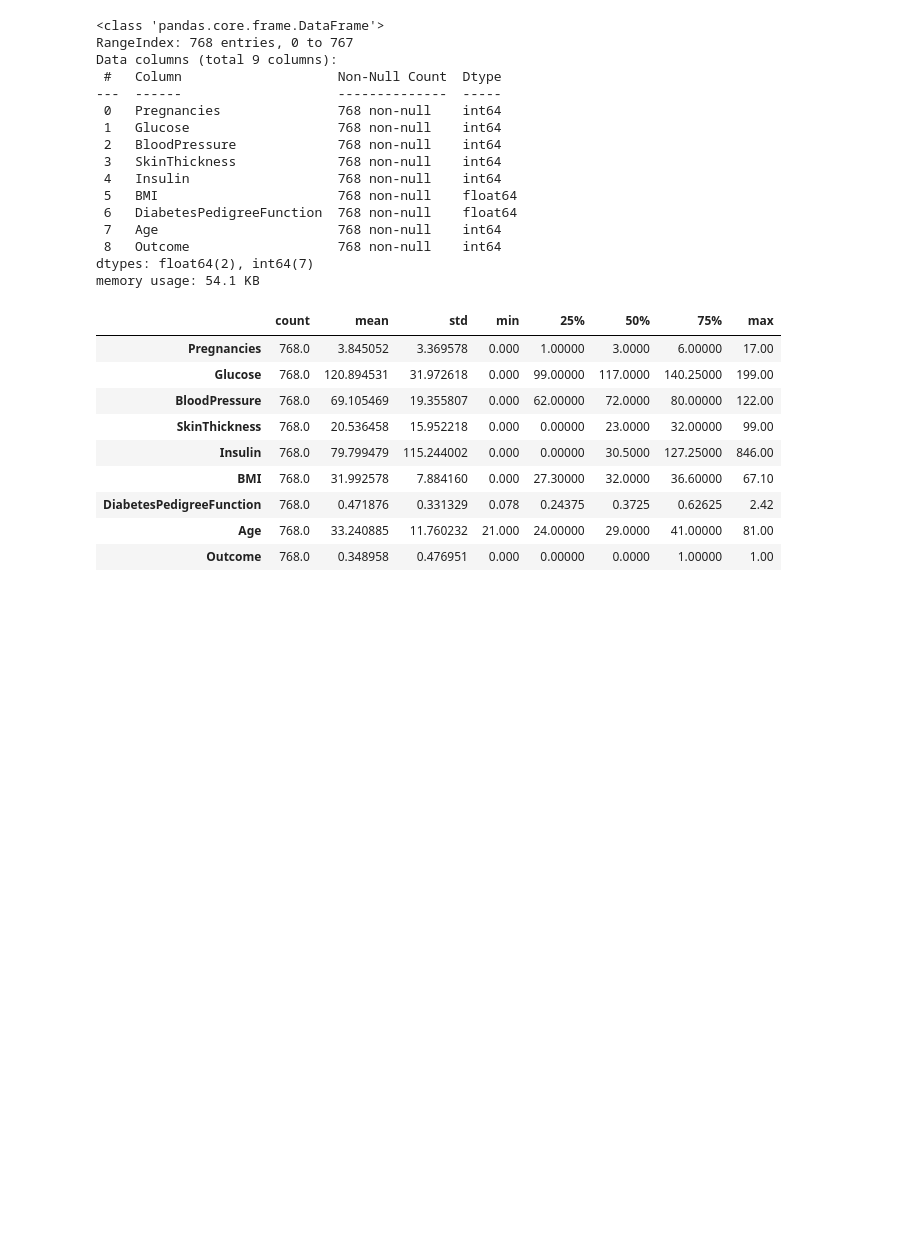
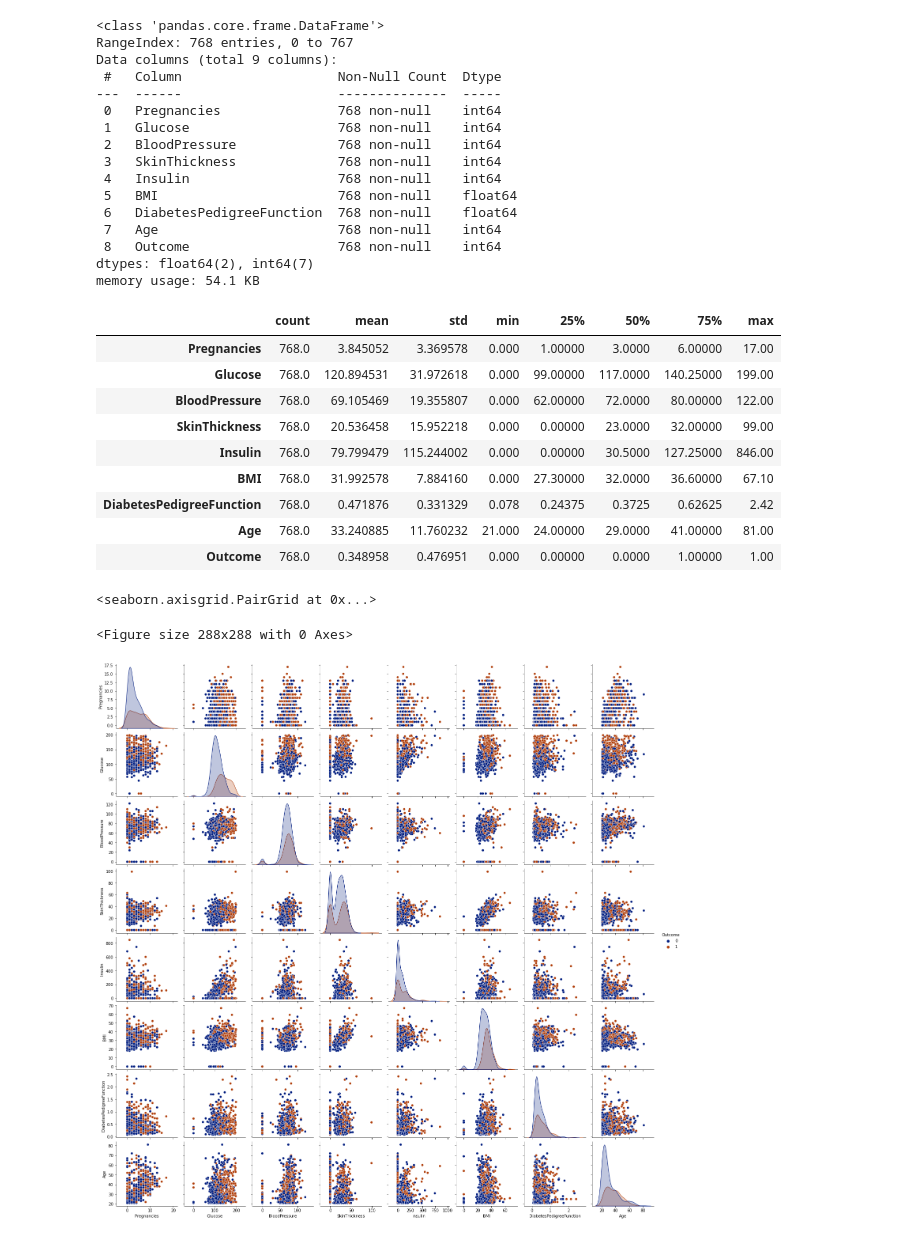
Before and after one commit to umangtank/HealthApp, a Jupyter notebook: Notebook/Diabetes.ipynb, the cells around one changed output. Saved outputs shown, nothing was run; the diff lists cells and outputs as text; code cells hidden in the pictures; blank space fills up the shorter version.

```diff
--- a/Notebook/Diabetes.ipynb
+++ b/Notebook/Diabetes.ipynb
@@ -53,4 +53,11 @@ data.describe().T
 | DiabetesPedigreeFunction | 768.0 | 0.471876 | 0.331329 | 0.078 | 0.24375 | 0.3725 | 0.62625 | 2.42 |
 | Age | 768.0 | 33.240885 | 11.760232 | 21.000 | 24.00000 | 29.0000 | 41.00000 | 81.00 |
 | Outcome | 768.0 | 0.348958 | 0.476951 | 0.000 | 0.00000 | 0.0000 | 1.00000 | 1.00 |
+# %%
+fig = plt.figure(figsize =(4, 4))
+sns.pairplot(data, hue = "Outcome", data = data, palette="dark",diag_kind="kde")
+# %% [output]
+<seaborn.axisgrid.PairGrid at 0x...>
+<Figure size 288x288 with 0 Axes>
+[figure, added]
 # %%
```
Also changed, not shown: parts of 4 cells of this notebook.
